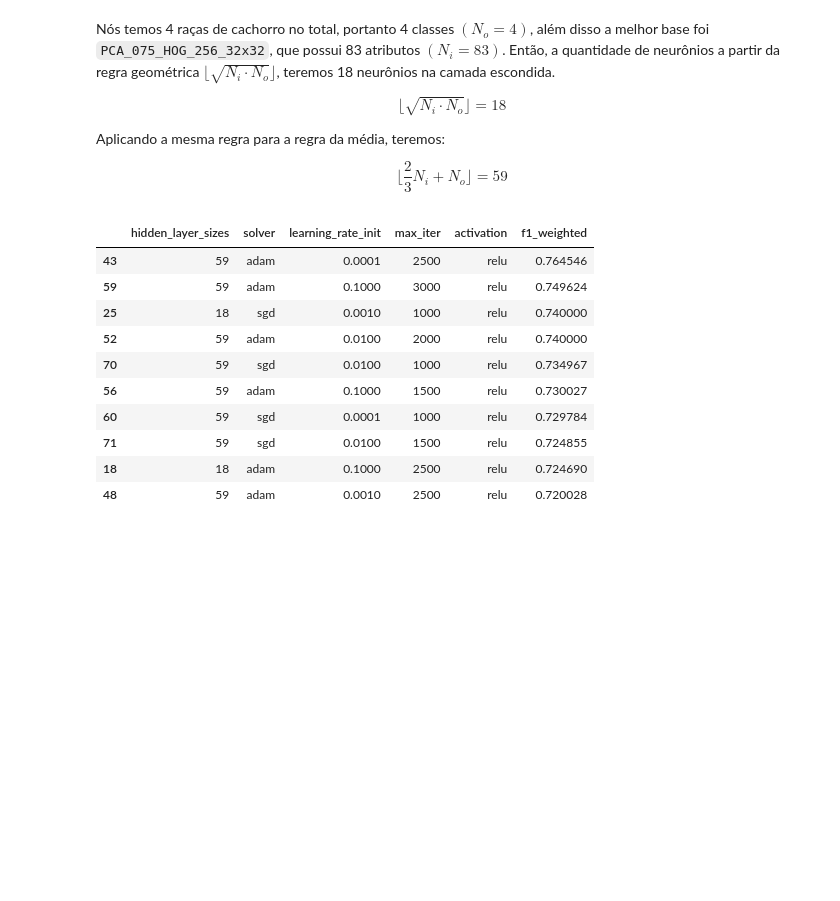
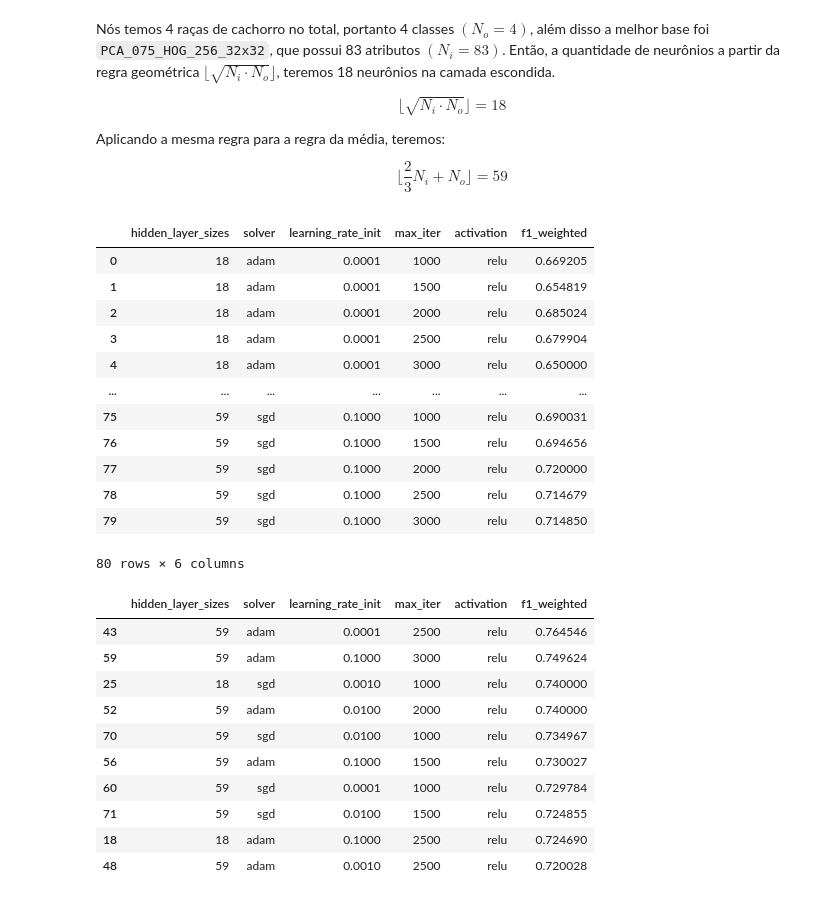
Before and after one commit to vleema/img-ft-extraction-ml, a Jupyter notebook: mlp.ipynb, the cells around one changed output. Cells and saved outputs as stored; diff of their text form; code cells hidden in the pictures; blank space fills up the shorter version.

```diff
--- a/mlp.ipynb
+++ b/mlp.ipynb
@@ -25,45 +26,16 @@ $$
 \lfloor\frac{2}{3} N_i + N_o \rfloor = 59
 $$
 # %%
-from sklearn.metrics import f1_score
+DATASET = "PCA_075_HOG_256_32x32.csv"
 
-
-df = pd.read_csv("bases/PCA_075_HOG_256_32x32.csv")
+df = pd.read_csv("bases/" + DATASET)
 xs = df.iloc[:, :-1]
 ys = df["label"]
 
 xs_train, xs_test, ys_train, ys_test = train_test_split(xs, ys, random_state=42)
 
-activation = "relu"
+activation: Literal["relu"] = "relu"
 hidden_layer_sizes = [18, 59]
 solvers: list[Literal["adam", "sgd"]] = ["adam", "sgd"]
 learning_rates = [0.0001, 0.001, 0.01, 0.1]
 number_of_iterations = [1000, 1500, 2000, 2500, 3000]
-
-results = []
-
-for hl, s, ln, its in product(
-    hidden_layer_sizes, solvers, learning_rates, number_of_iterations
-):
-    clf = MLPClassifier(
-        hidden_layer_sizes=hl,
-        activation=activation,
-        solver=s,
-        learning_rate_init=ln,
-        max_iter=its,
-    )
-    _ = clf.fit(xs_train, ys_train)
-    f1 = f1_score(ys_test, clf.predict(xs_test), average="weighted")
-    results.append(
-        {
-            "hidden_layer_sizes": hl,
-            "solver": s,
-            "learning_rate_init": ln,
-            "max_iter": its,
-            "activation": activation,
-            "f1_weighted": f1,
-        }
-    )
-
-results_df = pd.DataFrame(results)
-results_df.to_csv("mlp/results.csv", index=False)
@@ -70,3 +67,21 @@ results_df.to_csv("mlp/results.csv", index=False)
+# %%
+results_df = pd.DataFrame(results)
+results_df.to_csv("mlp/results.csv", index=False)
+results_df
+# %% [output]
+|  | hidden_layer_sizes | solver | learning_rate_init | max_iter | activation | f1_weighted |
+| 0 | 18 | adam | 0.0001 | 1000 | relu | 0.669205 |
+| 1 | 18 | adam | 0.0001 | 1500 | relu | 0.654819 |
+| 2 | 18 | adam | 0.0001 | 2000 | relu | 0.685024 |
+| 3 | 18 | adam | 0.0001 | 2500 | relu | 0.679904 |
+| 4 | 18 | adam | 0.0001 | 3000 | relu | 0.650000 |
+| ... | ... | ... | ... | ... | ... | ... |
+| 75 | 59 | sgd | 0.1000 | 1000 | relu | 0.690031 |
+| 76 | 59 | sgd | 0.1000 | 1500 | relu | 0.694656 |
+| 77 | 59 | sgd | 0.1000 | 2000 | relu | 0.720000 |
+| 78 | 59 | sgd | 0.1000 | 2500 | relu | 0.714679 |
+| 79 | 59 | sgd | 0.1000 | 3000 | relu | 0.714850 |
+80 rows × 6 columns
 # %%
 sorted = results_df.nlargest(10, "f1_weighted")
 sorted
```
Also changed, not shown: parts of 7 cells of this notebook, 16 other files.
